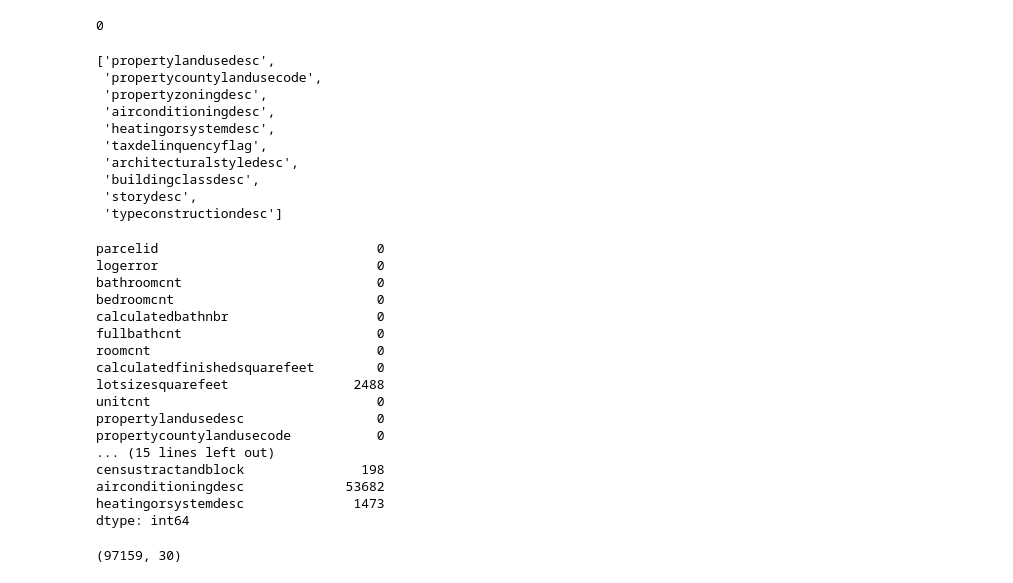
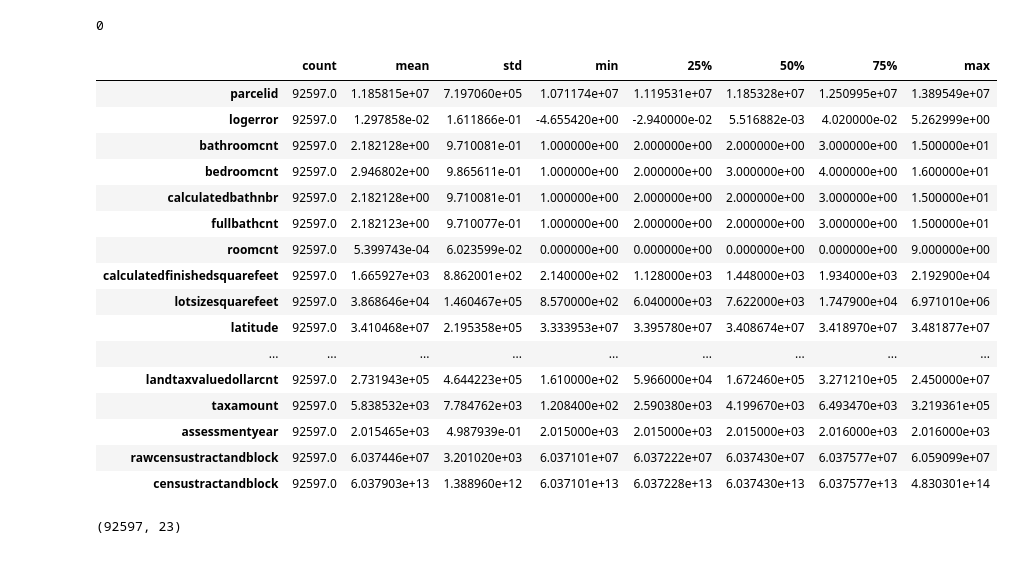
Before and after one commit to CodyBrettWatson/ds-methodologies-exercises, a Jupyter notebook: clustering/clustering_exercises.ipynb, the cells around one changed output. Cells and saved outputs as stored; diff of their text form; code cells hidden in the pictures.

```diff
--- a/clustering/clustering_exercises.ipynb
+++ b/clustering/clustering_exercises.ipynb
@@ -36,42 +39,31 @@ df.unitcnt.isnull().sum()
 # q = df[col].quantile(0.99)
 # pdf = df[df[col] < q]
 # pdf
-# %%
-list(df.select_dtypes(include='object'))
-# %% [output]
-['propertylandusedesc',
- 'propertycountylandusecode',
- 'propertyzoningdesc',
- 'airconditioningdesc',
- 'heatingorsystemdesc',
- 'taxdelinquencyflag',
- 'architecturalstyledesc',
- 'buildingclassdesc',
- 'storydesc',
- 'typeconstructiondesc']
 # %%
 df = field_temp_drop(df)
-# %%
-df.isnull().sum()
-# %% [output]
-parcelid                            0
-logerror                            0
-bathroomcnt                         0
-bedroomcnt                          0
-calculatedbathnbr                   0
-fullbathcnt                         0
-roomcnt                             0
-calculatedfinishedsquarefeet        0
-lotsizesquarefeet                2488
-unitcnt                             0
-propertylandusedesc                 0
-propertycountylandusecode           0
-... (15 lines left out)
-censustractandblock               198
-airconditioningdesc             53682
-heatingorsystemdesc              1473
-dtype: int64
+# %%
+df = df.dropna()
+# %%
+df.describe().T
+# %% [output]
+|  | count | mean | std | min | 25% | 50% | 75% | max |
+| parcelid | 92597.0 | 1.185815e+07 | 7.197060e+05 | 1.071174e+07 | 1.119531e+07 | 1.185328e+07 | 1.250995e+07 | 1.389549e+07 |
+| logerror | 92597.0 | 1.297858e-02 | 1.611866e-01 | -4.655420e+00 | -2.940000e-02 | 5.516882e-03 | 4.020000e-02 | 5.262999e+00 |
+| bathroomcnt | 92597.0 | 2.182128e+00 | 9.710081e-01 | 1.000000e+00 | 2.000000e+00 | 2.000000e+00 | 3.000000e+00 | 1.500000e+01 |
+| bedroomcnt | 92597.0 | 2.946802e+00 | 9.865611e-01 | 1.000000e+00 | 2.000000e+00 | 3.000000e+00 | 4.000000e+00 | 1.600000e+01 |
+| calculatedbathnbr | 92597.0 | 2.182128e+00 | 9.710081e-01 | 1.000000e+00 | 2.000000e+00 | 2.000000e+00 | 3.000000e+00 | 1.500000e+01 |
+| fullbathcnt | 92597.0 | 2.182123e+00 | 9.710077e-01 | 1.000000e+00 | 2.000000e+00 | 2.000000e+00 | 3.000000e+00 | 1.500000e+01 |
+| roomcnt | 92597.0 | 5.399743e-04 | 6.023599e-02 | 0.000000e+00 | 0.000000e+00 | 0.000000e+00 | 0.000000e+00 | 9.000000e+00 |
+| calculatedfinishedsquarefeet | 92597.0 | 1.665927e+03 | 8.862001e+02 | 2.140000e+02 | 1.128000e+03 | 1.448000e+03 | 1.934000e+03 | 2.192900e+04 |
+| lotsizesquarefeet | 92597.0 | 3.868646e+04 | 1.460467e+05 | 8.570000e+02 | 6.040000e+03 | 7.622000e+03 | 1.747900e+04 | 6.971010e+06 |
+| latitude | 92597.0 | 3.410468e+07 | 2.195358e+05 | 3.333953e+07 | 3.395780e+07 | 3.408674e+07 | 3.418970e+07 | 3.481877e+07 |
+| ... | ... | ... | ... | ... | ... | ... | ... | ... |
+| landtaxvaluedollarcnt | 92597.0 | 2.731943e+05 | 4.644223e+05 | 1.610000e+02 | 5.966000e+04 | 1.672460e+05 | 3.271210e+05 | 2.450000e+07 |
+| taxamount | 92597.0 | 5.838532e+03 | 7.784762e+03 | 1.208400e+02 | 2.590380e+03 | 4.199670e+03 | 6.493470e+03 | 3.219361e+05 |
+| assessmentyear | 92597.0 | 2.015465e+03 | 4.987939e-01 | 2.015000e+03 | 2.015000e+03 | 2.015000e+03 | 2.016000e+03 | 2.016000e+03 |
+| rawcensustractandblock | 92597.0 | 6.037446e+07 | 3.201020e+03 | 6.037101e+07 | 6.037222e+07 | 6.037430e+07 | 6.037577e+07 | 6.059099e+07 |
+| censustractandblock | 92597.0 | 6.037903e+13 | 1.388960e+12 | 6.037101e+13 | 6.037228e+13 | 6.037430e+13 | 6.037577e+13 | 4.830301e+14 |
 # %%
 df.shape
 # %% [output]
-(97159, 30)
+(92597, 23)
```
Also changed, not shown: parts of 4 cells of this notebook, 2 other files.
